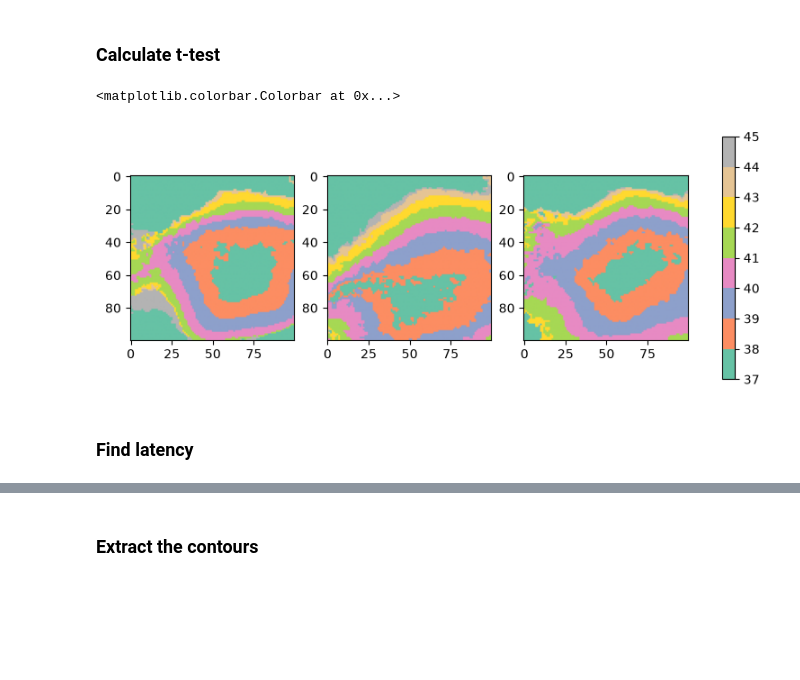
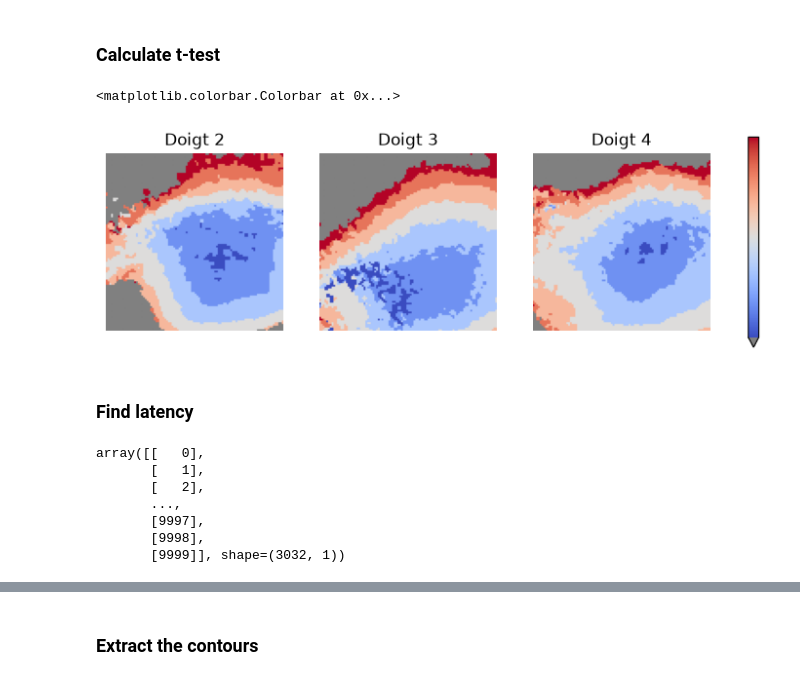
Before and after one commit to arthbreaker/DA3_VSDI_S1_G1_2026, a Jupyter notebook: scripts/latency.ipynb, the cells around one changed output, grey strips where cells are left out. Drawn from its saved outputs; the diff is of its cells as text; code cells hidden in the pictures; blank space fills up the shorter version.

Commit message:
updated latency and began final complete notebook

```diff
--- a/scripts/latency.ipynb
+++ b/scripts/latency.ipynb
@@ -80,7 +80,7 @@ baseline3 = np.mean(cond3_ave[:,:,:33], axis=2)
 # %%
 from scipy.stats import ttest_1samp, ttest_ind, ttest_rel, linregress
 
-def calc_ttest(data, start, end, alpha=0.01):
+def calc_ttest(data, baseline, start, end, alpha=0.01):
     lat = np.zeros(shape=(100,100))
     for k in range(end):
         for i in range(100):
@@ -109,24 +109,44 @@ def calc_latency(data, start, n_base=33, n_post=10, alpha=0.05):
     lat = np.where(sig.any(axis=2), start + first, 0)
     return lat
 # %%
-lat1 = calc_latency(cond1_ave, start=37, alpha=0.01)
-lat2 = calc_latency(cond2_ave, start=37, alpha=0.01)
-lat3 = calc_latency(cond3_ave, start=37, alpha=0.01)
+# lat1 = calc_latency(cond1_ave, start=37, alpha=0.01)
+# lat2 = calc_latency(cond2_ave, start=37, alpha=0.01)
+# lat3 = calc_latency(cond3_ave, start=37, alpha=0.01)
 
-# lat1 = calc_ttest(cond1_ave, start=37, end=10, alpha=0.01)
-# lat2 = calc_ttest(cond2_ave, start=37, end=10, alpha=0.01)
-# lat3 = calc_ttest(cond3_ave, start=37, end=10, alpha=0.01)
+lat1 = calc_ttest(cond1_ave, baseline1, start=37, end=10, alpha=0.01)
+lat2 = calc_ttest(cond2_ave, baseline2, start=37, end=10, alpha=0.01)
+lat3 = calc_ttest(cond3_ave, baseline3, start=37, end=10, alpha=0.01)
+# %%
+def frames_ms(frames):
+    ms = np.where(frames>0, (frames-33)*3, 0)
+    return ms
+# %%
+lat1_ms = frames_ms(lat1)
+lat2_ms = frames_ms(lat2)
+lat3_ms = frames_ms(lat3)
 # %%
 fig, (ax1, ax2, ax3) = plt.subplots(1, 3, figsize=(10, 7))
 
-im1 = ax1.imshow(lat1, cmap='Set2', vmin=37, vmax=45)
-im2 = ax2.imshow(lat2, cmap='Set2', vmin=37, vmax=45)
-im3 = ax3.imshow(lat3, cmap='Set2', vmin=37, vmax=45)
+cmap = plt.colormaps['coolwarm'].copy()
+cmap.set_under('grey')
+cmap.set_over('grey')
 
-fig.colorbar(im3, ax=[ax1, ax2, ax3], shrink=0.5)
+im1 = ax1.imshow(lat1_ms, cmap=cmap, vmin=12, vmax=30)
+im2 = ax2.imshow(lat2_ms, cmap=cmap, vmin=12, vmax=30)
+im3 = ax3.imshow(lat3_ms, cmap=cmap, vmin=12, vmax=30)
+
+ax1.set_axis_off()
+ax2.set_axis_off()
+ax3.set_axis_off()
+
+ax1.set_title('Doigt 2')
+ax2.set_title('Doigt 3')
+ax3.set_title('Doigt 4')
+
+fig.colorbar(im3, ax=[ax1, ax2, ax3], shrink=0.4, extend='min', ticks=np.unique(lat1[lat1>0]))
 # %% [output]
 <matplotlib.colorbar.Colorbar at 0x...>
-[figure, old version]
+[figure, new version]
 # %% [markdown]
 ### Find latency
 # %%
@@ -150,3 +185,13 @@ def extract_latency(data, baseline, first_lat):
 cond1_lat = extract_latency(cond1_ave, baseline1, lat1)
 cond2_lat = extract_latency(cond2_ave, baseline2, lat2)
 cond3_lat = extract_latency(cond3_ave, baseline3, lat3)
+# %%
+np.argwhere((cond1_lat.flatten()<10) | (cond1_lat.flatten()>40))
+# %% [output]
+array([[   0],
+       [   1],
+       [   2],
+       ...,
+       [9997],
+       [9998],
+       [9999]], shape=(3032, 1))
```
Also changed, not shown: parts of 27 cells of this notebook, 5 other files.
